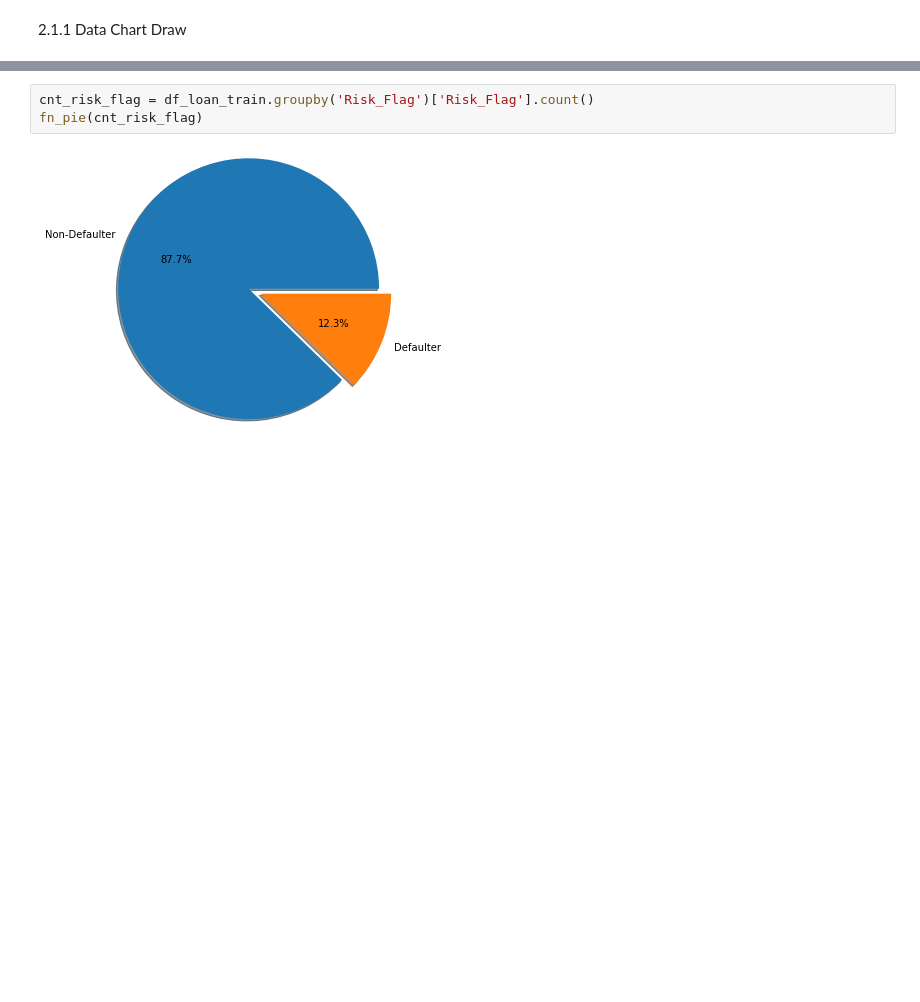
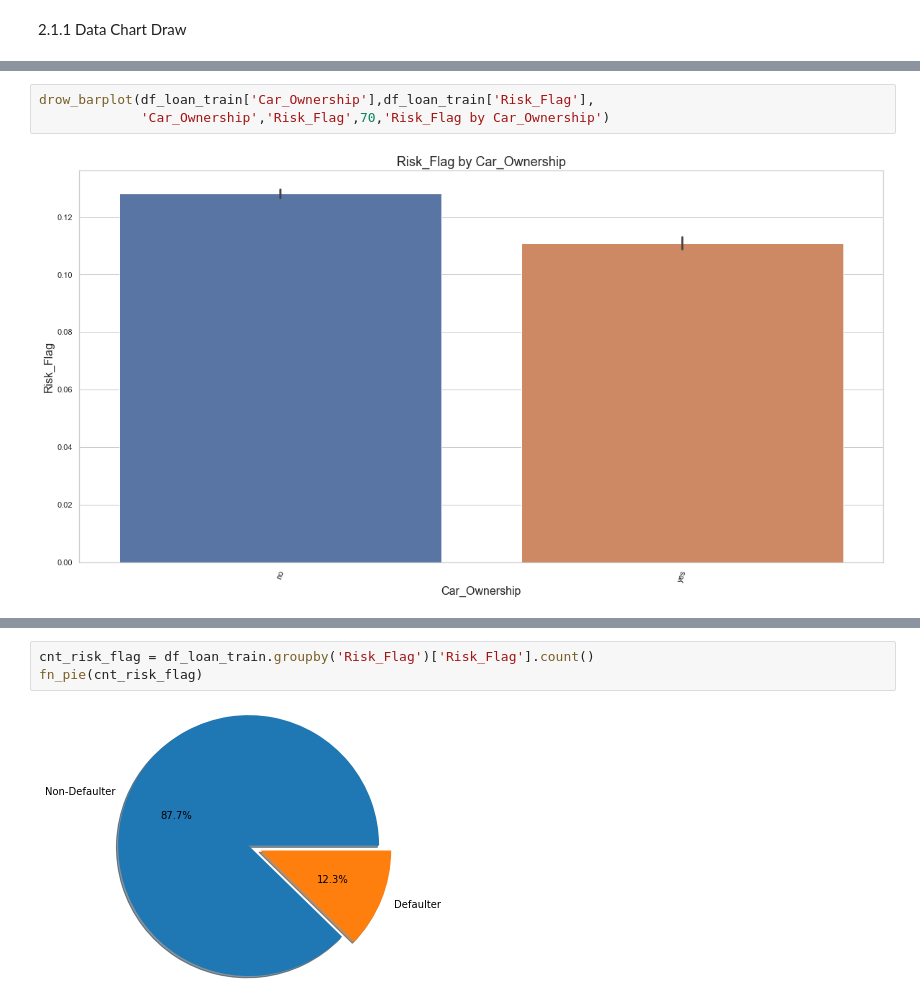
Before and after one commit to wookbell/Loan-Prediction-Based-on-Customer-Behavior, a Jupyter notebook: Data Preprocessing.ipynb, the cells around one changed output, grey strips where cells are left out. Cells and saved outputs as stored; diff of their text form; blank space fills up the shorter version.

```diff
--- a/Data Preprocessing.ipynb
+++ b/Data Preprocessing.ipynb
@@ -167,0 +182,5 @@ memory usage: 25.0+ MB
+# %%
+drow_barplot(df_loan_train['Car_Ownership'],df_loan_train['Risk_Flag'],
+             'Car_Ownership','Risk_Flag',70,'Risk_Flag by Car_Ownership')
+# %% [output]
+[figure, added]
```
Also changed, not shown: parts of 25 cells of this notebook, 12 other files.
